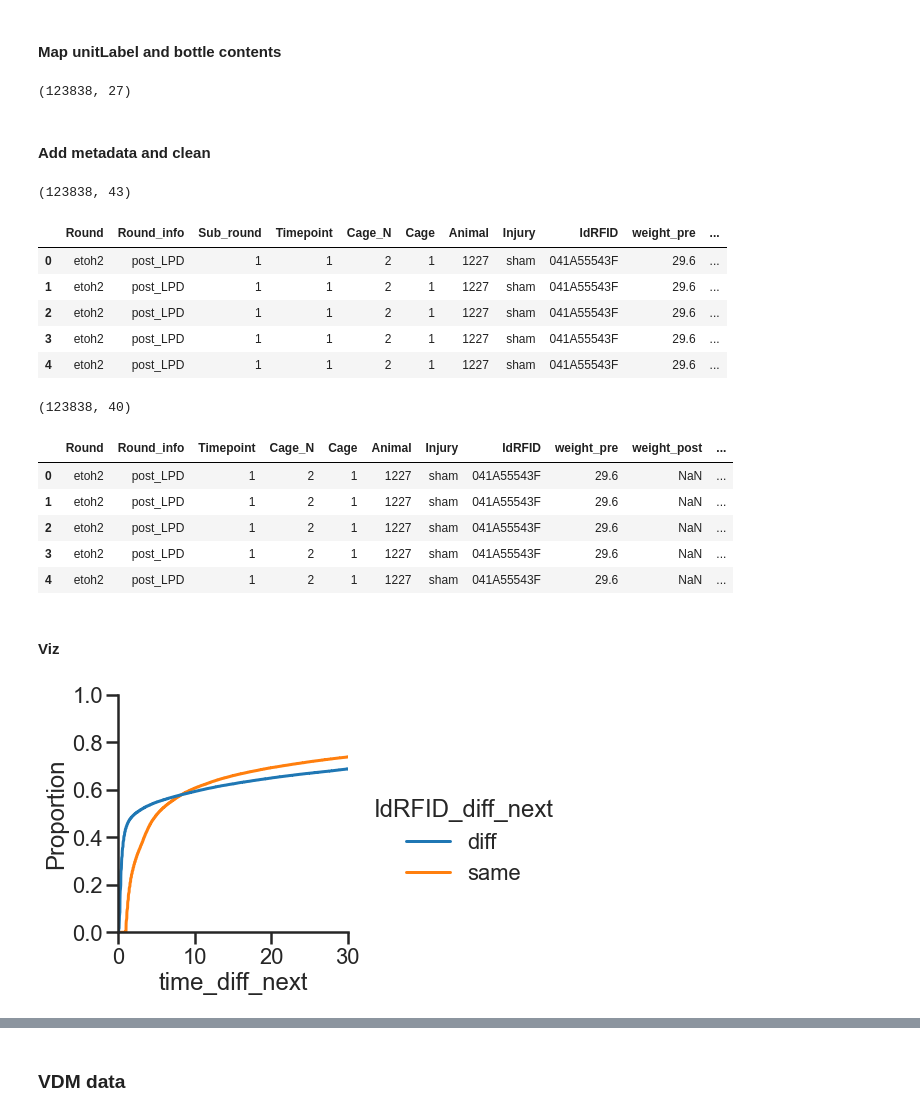
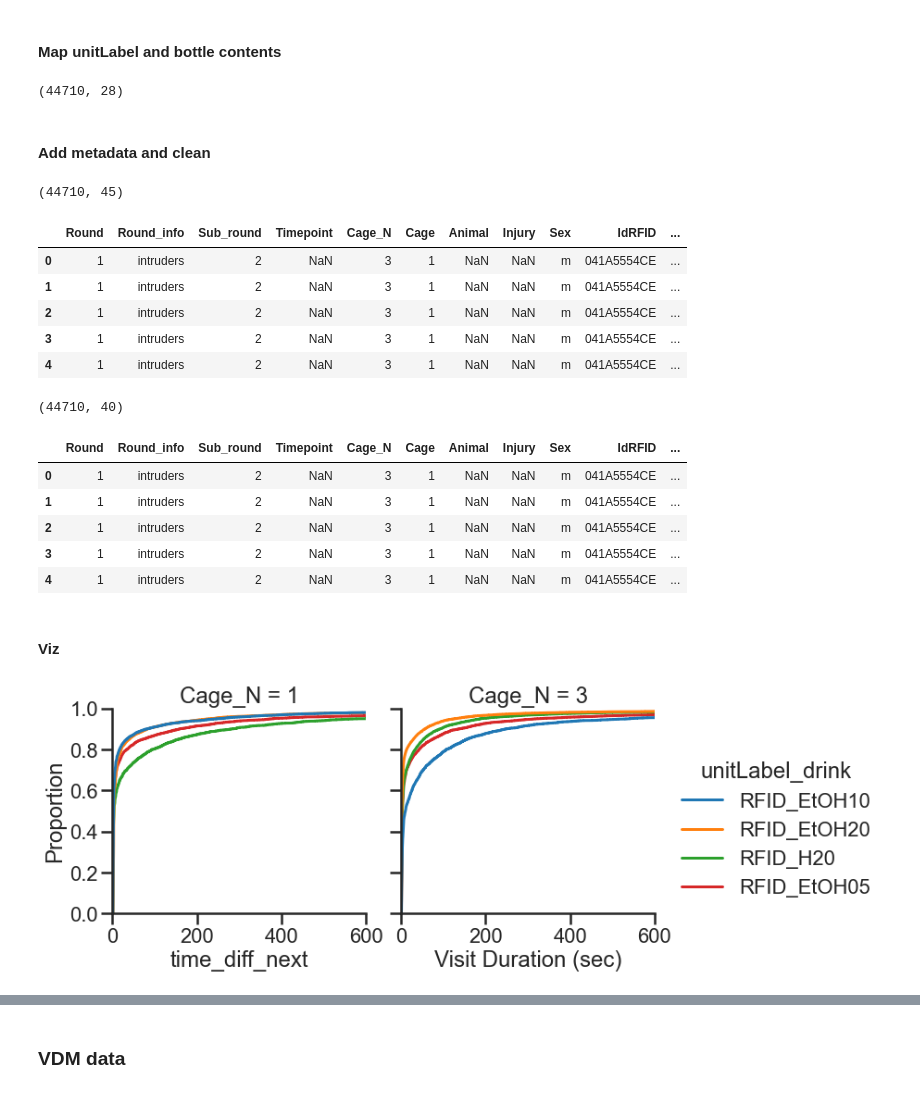
Before and after one commit to grace3999/RFID_polysubstance, a Jupyter notebook: RFID_VDM_wetoh.ipynb, the cells around one changed output, grey strips where cells are left out. Drawn from its saved outputs; the diff is of its cells as text; code cells hidden in the pictures.

```diff
--- a/RFID_VDM_wetoh.ipynb
+++ b/RFID_VDM_wetoh.ipynb
@@ -280,50 +281,51 @@ data_RFID_next.head()
 # %% [markdown]
 #### Map unitLabel and bottle contents
 # %%
-unitLabel_map = {'AM1-1': 'RFID_EtOH10',
+unitLabel_map = {'AM1-1': 'RFID_H20',
                  'AM1-2': 'RFID_EtOH05',
-                 'AM1-3': 'RFID_EtOH20',
-                 'AM1-4': 'RFID_H20',
-                 'AM1-5': 'RFID_EtOH10',
+                 'AM1-3': 'RFID_EtOH10',
+                 'AM1-4': 'RFID_EtOH20',
+                 'AM1-5': 'RFID_H20',
                  'AM1-6': 'RFID_EtOH05',
-                 'AM1-7': 'RFID_EtOH20',
-                 'AM1-8': 'RFID_H20',
-                 'AM1-9': 'RFID_EtOH10',
+                 'AM1-7': 'RFID_EtOH10',
+                 'AM1-8': 'RFID_EtOH20',
+                 'AM1-9': 'RFID_H20',
                  'AM1-10': 'RFID_EtOH05',
-                 'AM1-11': 'RFID_EtOH20',
-                 'AM1-12': 'RFID_H20',
-                 'AM1-13': 'RFID_EtOH10',
+                 'AM1-11': 'RFID_EtOH10',
+                 'AM1-12': 'RFID_EtOH20',
+                 'AM1-13': 'RFID_H20',
                  'AM1-14': 'RFID_EtOH05',
-                 'AM1-15': 'RFID_EtOH20',
-                 'AM1-16': 'RFID_H20',}
+                 'AM1-15': 'RFID_EtOH10',
+                 'AM1-16': 'RFID_EtOH20',}
 
-data_RFID_next['unitLabel_drink'] = data_RFID_next['unitLabel'].map(unitLabel_map)
-print(data_RFID_next.shape)
+data_RFID_next_time['unitLabel_drink'] = data_RFID_next_time['unitLabel'].map(unitLabel_map)
+
+print(data_RFID_next_time.shape)
 # %% [output]
-(123838, 27)
+(44710, 28)
 # %% [markdown]
 #### Add metadata and clean
 # %%
-meta_path = '/Users/abbieschindler/Documents/Schindler_Lab/Data/Ethanol/RFID/RFID_meta_data.xlsx'
+meta_path = '/Users/abbieschindler/Documents/Schindler_Lab/Data/RFID/meta/meta_data_3.0.xlsx'
 meta_data = pd.read_excel(meta_path)
 meta_data = pd.DataFrame(data = meta_data)
 
-data_RFID_final = meta_data.merge(data_RFID_next.reset_index(), on='IdRFID', sort=False)
+data_RFID_final = meta_data.merge(data_RFID_next_time.reset_index(), on='IdRFID', sort=False)
 
 print(data_RFID_final.shape)
 data_RFID_final.head()
 # %% [output]
-(123838, 43)
+(44710, 45)
-|  | Round | Round_info | Sub_round | Timepoint | Cage_N | Cage | Animal | Injury | IdRFID | weight_pre | ... |
-| 0 | etoh2 | post_LPD | 1 | 1 | 2 | 1 | 1227 | sham | 041A55543F | 29.6 | ... |
-| 1 | etoh2 | post_LPD | 1 | 1 | 2 | 1 | 1227 | sham | 041A55543F | 29.6 | ... |
-| 2 | etoh2 | post_LPD | 1 | 1 | 2 | 1 | 1227 | sham | 041A55543F | 29.6 | ... |
-| 3 | etoh2 | post_LPD | 1 | 1 | 2 | 1 | 1227 | sham | 041A55543F | 29.6 | ... |
-| 4 | etoh2 | post_LPD | 1 | 1 | 2 | 1 | 1227 | sham | 041A55543F | 29.6 | ... |
+|  | Round | Round_info | Sub_round | Timepoint | Cage_N | Cage | Animal | Injury | Sex | IdRFID | ... |
+| 0 | 1 | intruders | 2 | NaN | 3 | 1 | NaN | NaN | m | 041A5554CE | ... |
+| 1 | 1 | intruders | 2 | NaN | 3 | 1 | NaN | NaN | m | 041A5554CE | ... |
+| 2 | 1 | intruders | 2 | NaN | 3 | 1 | NaN | NaN | m | 041A5554CE | ... |
+| 3 | 1 | intruders | 2 | NaN | 3 | 1 | NaN | NaN | m | 041A5554CE | ... |
+| 4 | 1 | intruders | 2 | NaN | 3 | 1 | NaN | NaN | m | 041A5554CE | ... |
 # %%
-data_RFID_final = data_RFID_final[['Round', 'Round_info', 'Timepoint', 'Cage_N', 'Cage', 'Animal',
-                                   'Injury', 'IdRFID', 'weight_pre', 'weight_post', 'weight_diff',
-                                   'notes', 'wes_day', 'wd_day', 'r_day',
+data_RFID_final = data_RFID_final[['Round', 'Round_info', 'Sub_round', 'Timepoint', 'Cage_N', 'Cage', 'Animal',
+                                   'Injury', 'Sex', 'IdRFID', 'weight_pre', 'weight_post', 'weight_diff',
+                                   'notes', 'file',
                                    'unitLabel', 'unitLabel_drink', 'eventDuration',
                                    'RFID_datetime_start', 'RFID_datetime_end',
                                    'RFID_datetime_start_next', 'IdRFID_next',
@@ -337,20 +339,21 @@ data_RFID_final = data_RFID_final[['Round', 'Round_info', 'Timepoint', 'Cage_N',
 print(data_RFID_final.shape)
 data_RFID_final.head()
 # %% [output]
-(123838, 40)
+(44710, 40)
-|  | Round | Round_info | Timepoint | Cage_N | Cage | Animal | Injury | IdRFID | weight_pre | weight_post | ... |
-| 0 | etoh2 | post_LPD | 1 | 2 | 1 | 1227 | sham | 041A55543F | 29.6 | NaN | ... |
-| 1 | etoh2 | post_LPD | 1 | 2 | 1 | 1227 | sham | 041A55543F | 29.6 | NaN | ... |
-| 2 | etoh2 | post_LPD | 1 | 2 | 1 | 1227 | sham | 041A55543F | 29.6 | NaN | ... |
-| 3 | etoh2 | post_LPD | 1 | 2 | 1 | 1227 | sham | 041A55543F | 29.6 | NaN | ... |
-| 4 | etoh2 | post_LPD | 1 | 2 | 1 | 1227 | sham | 041A55543F | 29.6 | NaN | ... |
+|  | Round | Round_info | Sub_round | Timepoint | Cage_N | Cage | Animal | Injury | Sex | IdRFID | ... |
+| 0 | 1 | intruders | 2 | NaN | 3 | 1 | NaN | NaN | m | 041A5554CE | ... |
+| 1 | 1 | intruders | 2 | NaN | 3 | 1 | NaN | NaN | m | 041A5554CE | ... |
+| 2 | 1 | intruders | 2 | NaN | 3 | 1 | NaN | NaN | m | 041A5554CE | ... |
+| 3 | 1 | intruders | 2 | NaN | 3 | 1 | NaN | NaN | m | 041A5554CE | ... |
+| 4 | 1 | intruders | 2 | NaN | 3 | 1 | NaN | NaN | m | 041A5554CE | ... |
 # %% [markdown]
 #### Viz
 # %%
 data_int = data_RFID_final[data_RFID_final['time_diff_next'] < 600]
-sns.displot(data=data_RFID_final, x="time_diff_next", hue="IdRFID_diff_next", kind="ecdf")
-plt.xlim(0, 30)
+sns.displot(data=data_RFID_final, x="time_diff_next", hue="unitLabel_drink", kind="ecdf", col='Cage_N')
+plt.xlabel('Visit Duration (sec)')
+plt.xlim(0, 600)
 plt.show()
 # %% [output]
-[figure, old version]
+[figure, new version]
 # %%
```
Also changed, not shown: parts of 34 cells of this notebook, 2 other files.
